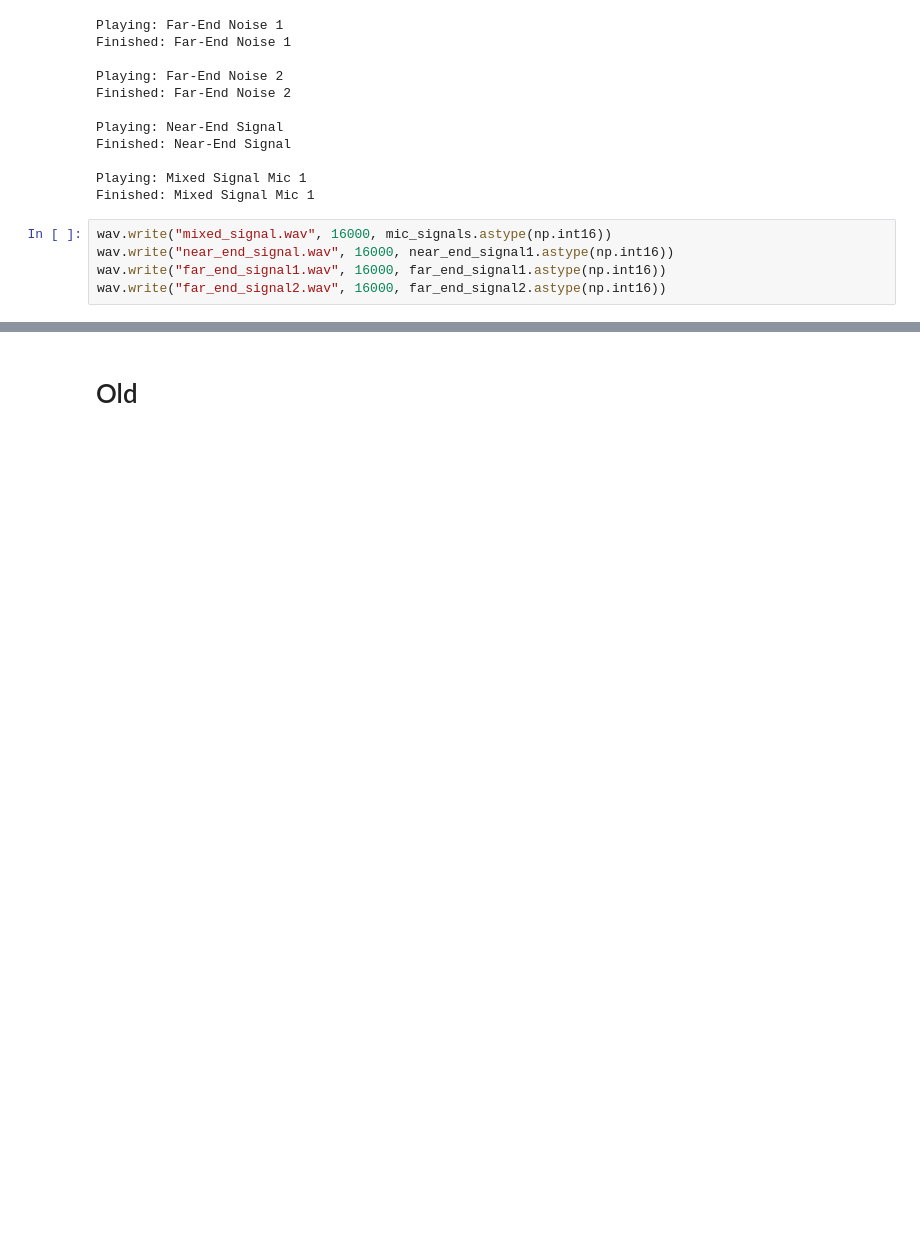
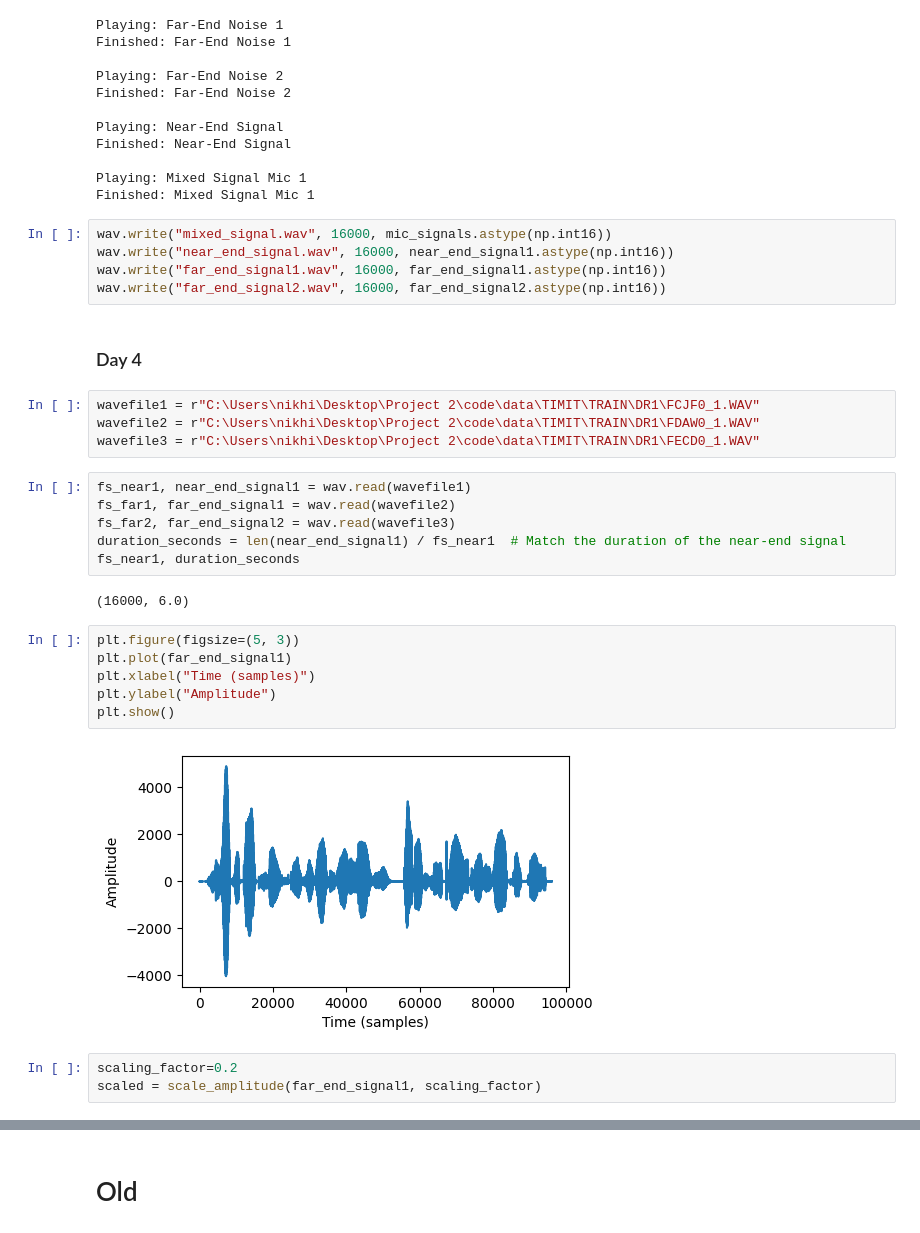
Before and after one commit to n0obed/Project2, a Jupyter notebook: ReserachWork.ipynb, the cells around one changed output, grey strips where cells are left out. Saved outputs shown, nothing was run; the diff lists cells and outputs as text; blank space fills up the shorter version.

```diff
--- a/ReserachWork.ipynb
+++ b/ReserachWork.ipynb
@@ -535,3 +535,28 @@ wav.write("mixed_signal.wav", 16000, mic_signals.astype(np.int16))
 wav.write("near_end_signal.wav", 16000, near_end_signal1.astype(np.int16))
 wav.write("far_end_signal1.wav", 16000, far_end_signal1.astype(np.int16))
 wav.write("far_end_signal2.wav", 16000, far_end_signal2.astype(np.int16))
+# %% [markdown]
+### Day 4
+# %%
+wavefile1 = r"C:\Users\nikhi\Desktop\Project 2\code\data\TIMIT\TRAIN\DR1\FCJF0_1.WAV"
+wavefile2 = r"C:\Users\nikhi\Desktop\Project 2\code\data\TIMIT\TRAIN\DR1\FDAW0_1.WAV"
+wavefile3 = r"C:\Users\nikhi\Desktop\Project 2\code\data\TIMIT\TRAIN\DR1\FECD0_1.WAV"
+# %%
+fs_near1, near_end_signal1 = wav.read(wavefile1)
+fs_far1, far_end_signal1 = wav.read(wavefile2)
+fs_far2, far_end_signal2 = wav.read(wavefile3)
+duration_seconds = len(near_end_signal1) / fs_near1  # Match the duration of the near-end signal
+fs_near1, duration_seconds
+# %% [output]
+(16000, 6.0)
+# %%
+plt.figure(figsize=(5, 3))
+plt.plot(far_end_signal1)
+plt.xlabel("Time (samples)")
+plt.ylabel("Amplitude")
+plt.show()
+# %% [output]
+[figure, added]
+# %%
+scaling_factor=0.2
+scaled = scale_amplitude(far_end_signal1, scaling_factor)
```
Also changed, not shown: parts of 12 cells of this notebook.
